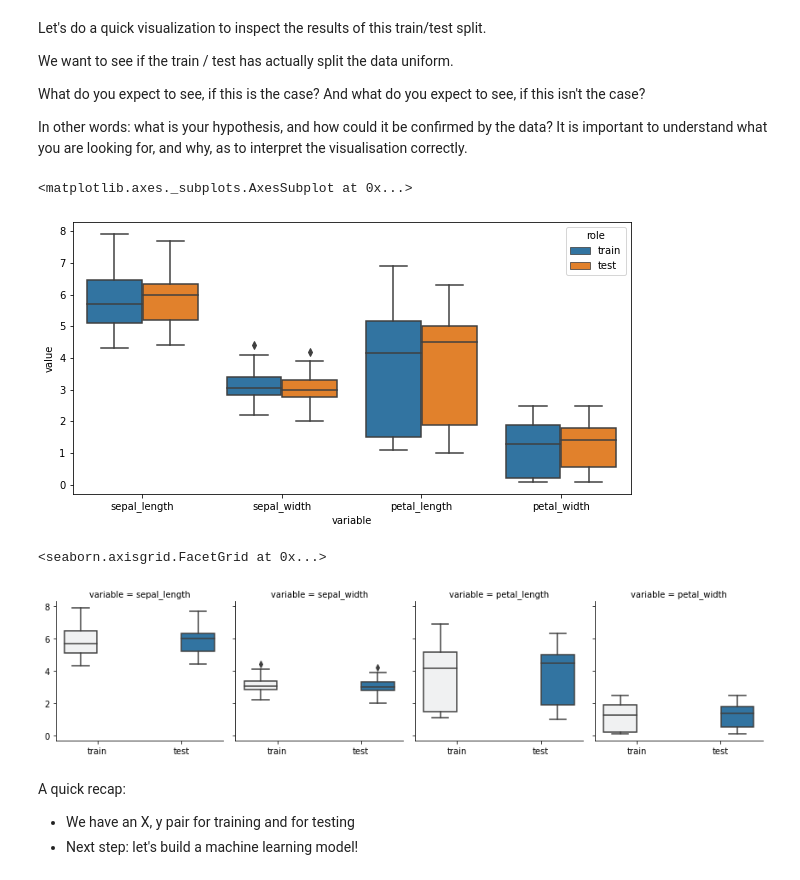
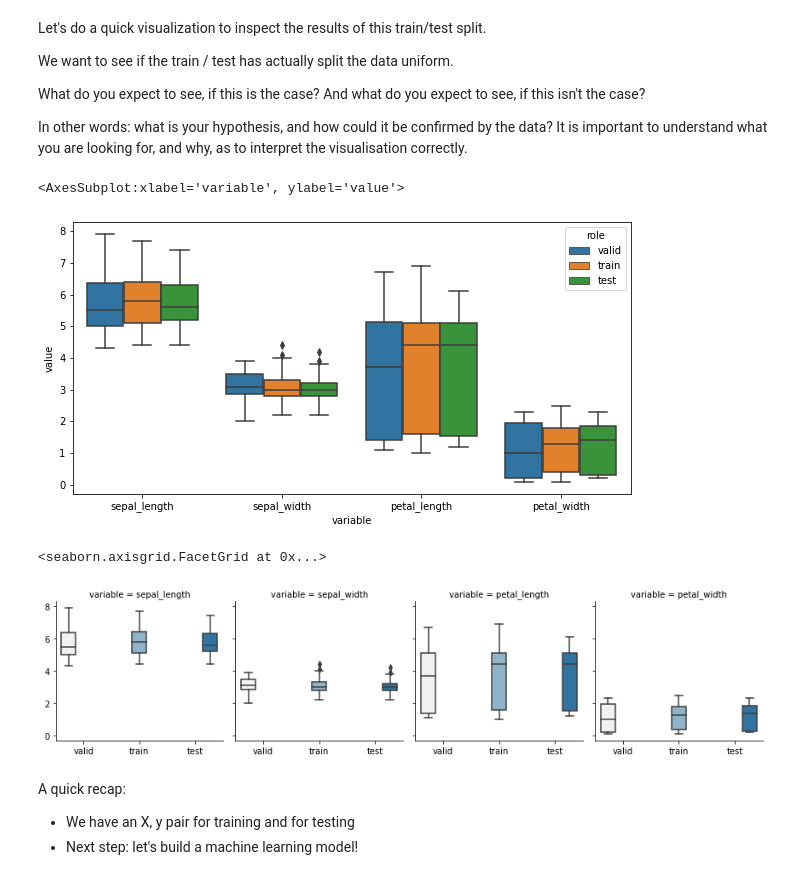
Before and after one commit to kruippie/tmoi-ml-20, a Jupyter notebook: 1-pipelines/lesson1.ipynb, the cells around one changed output. Saved outputs shown, nothing was run; the diff lists cells and outputs as text; code cells hidden in the pictures.

```diff
--- a/1-pipelines/lesson1.ipynb
+++ b/1-pipelines/lesson1.ipynb
@@ -27,13 +27,11 @@ Each Machine Learning algorithm makes its own **assumptions about the shape and
 For this example we will use the Iris data set. This is a widely used dataset in tutorials and contains measurements of flower sizes of 3 different species of Iris flowers. Our **goal is to classify each flower to the species it belongs to** (the `label`), based on these measurements.
 # %%
 # loading libraries, some settings for plots
-
 import seaborn as sns
 import matplotlib.pyplot as plt
 import numpy as np
 import pandas as pd
-%matplotlib inline
-plt.rcParams['figure.figsize'] = [8, 8]
+plt.rcParams['figure.figsize'] = [12, 8]
 sns.__version__ #should be >= 0.11
 # %% [output]
 '0.11.1'
@@ -220,4 +218,6 @@ X = df.drop(['species'], axis=1)
 y = df['species']
 
 # Split data into train and test sets
-X_train, X_test, y_train, y_test = train_test_split(X, y, test_size=0.4, random_state=0)
+X_train, X_test, y_train, y_test = train_test_split(X, y, test_size=0.3, random_state=123)
+X_valid, X_test, y_valid, y_test = train_test_split(X_test, y_test, test_size=0.5, random_state=123)
+X_train.shape, X_valid.shape, X_test.shape
@@ -234,22 +236,23 @@ It is important to understand what you are looking for, and why, as to interpret
 # %%
 # Add a column to the original dataset denoting 'train' or 'test' role (only for plotting purposes below)
 split_test = df.copy()
 split_test.loc[X_train.index, 'role'] = 'train'
 split_test.loc[X_test.index, 'role'] = 'test'
+split_test.loc[X_valid.index, 'role'] = 'valid'
 # what would happen if you dont drop species?
 # Test the effect for yourself if you dont drop it, if it is not clear why you should drop it.
 p = split_test.drop('species', axis=1).melt(id_vars = 'role')
 plt.figure(figsize=(10, 5))
 sns.boxplot(data = p, x = 'variable', y='value', hue='role')
 # %% [output]
-<matplotlib.axes._subplots.AxesSubplot at 0x...>
+<AxesSubplot:xlabel='variable', ylabel='value'>
-[figure, old version]
+[figure, new version]
 # %%
 g = sns.FacetGrid(p, col='variable')
 g.map_dataframe(sns.boxplot, x='role', y='value', hue='role')
 # %% [output]
 <seaborn.axisgrid.FacetGrid at 0x...>
-[figure, old version]
+[figure, new version]
 # %% [markdown]
 A quick recap:
 
```
Also changed, not shown: parts of 24 cells of this notebook, 1 other file.
